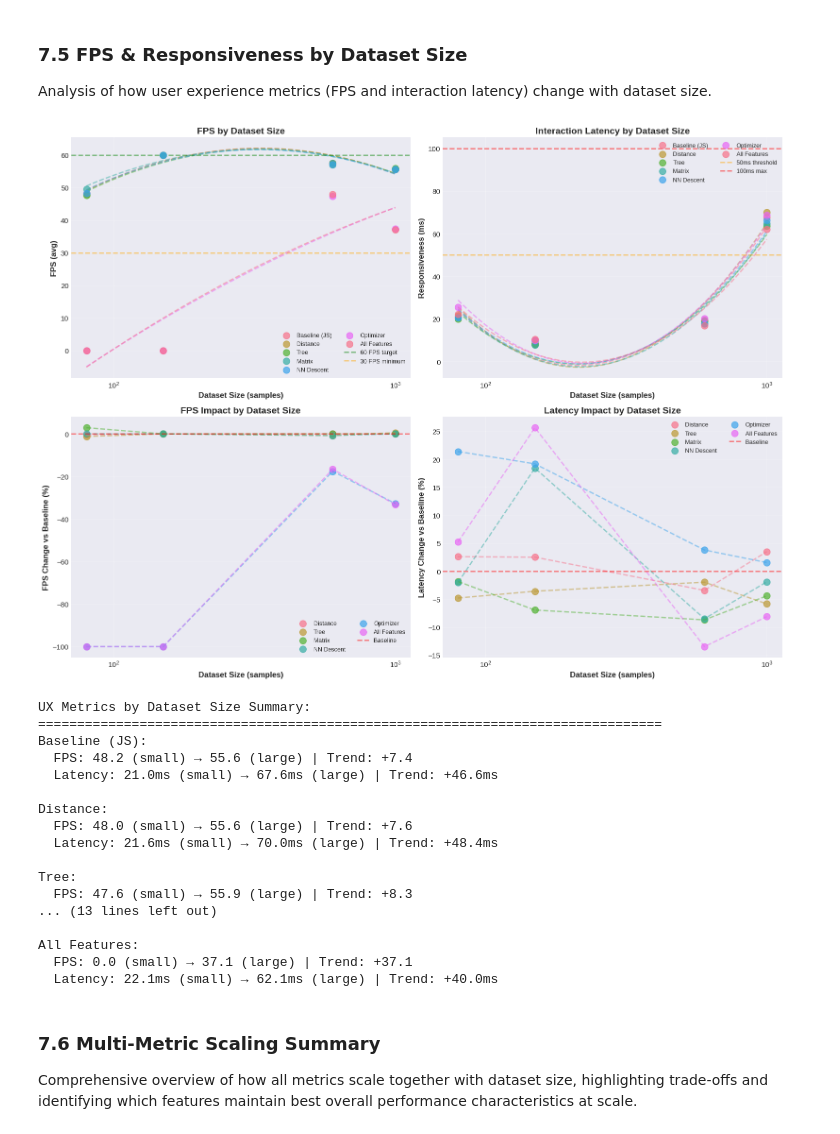
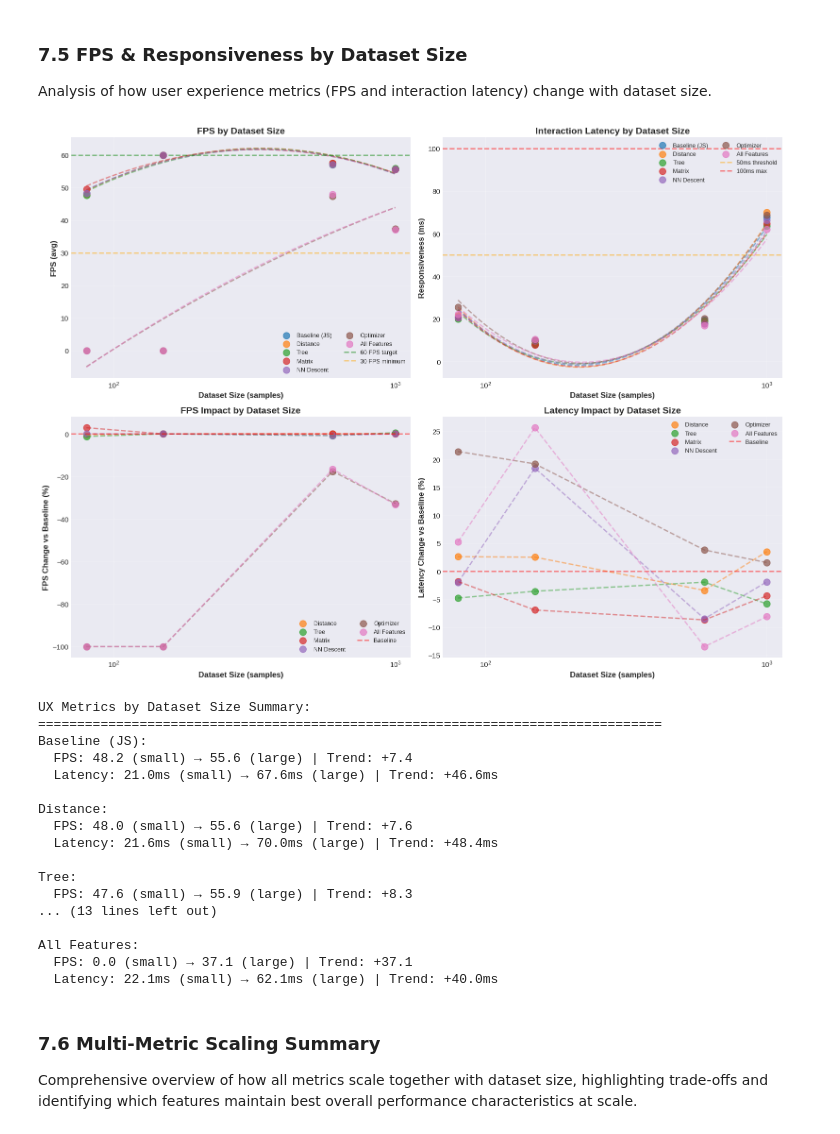
Before and after one commit to elarsaks/umap-bench, a Jupyter notebook: bench/analysis/analysis.ipynb, the cells around one changed output. Saved outputs shown, nothing was run; the diff lists cells and outputs as text; code cells hidden in the pictures.

Commit message:
Fix fps chart.

```diff
--- a/bench/analysis/analysis.ipynb
+++ b/bench/analysis/analysis.ipynb
@@ -2032,6 +2032,17 @@ Analysis of how user experience metrics (FPS and interaction latency) change wit
 # %%
 # FPS and Responsiveness scaling with dataset size
 fig, axes = plt.subplots(2, 2, figsize=(16, 12))
+
+# Define explicit colors for each feature to avoid confusion
+feature_colors_explicit = {
+    'Baseline (JS)': '#1f77b4',  # blue
+    'Distance': '#ff7f0e',        # orange
+    'Tree': '#2ca02c',            # green
+    'Matrix': '#d62728',          # red
+    'NN Descent': '#9467bd',      # purple
+    'Optimizer': '#8c564b',       # brown
+    'All Features': '#e377c2'    # pink - distinct from baseline blue
+}
 
 # Plot 1: FPS by size
 if 'fps_avg' in df_analysis:
@@ -2044,7 +2055,8 @@ if 'fps_avg' in df_analysis:
         sizes = size_fps.index.values
         fps = size_fps.values
 
-        axes[0, 0].scatter(sizes, fps, s=100, label=feature, alpha=0.7, zorder=3)
+        color = feature_colors_explicit.get(feature, None)
+        axes[0, 0].scatter(sizes, fps, s=100, label=feature, alpha=0.7, zorder=3, color=color)
 
         if len(sizes) >= 3:
             try:
@@ -2057,11 +2069,11 @@ if 'fps_avg' in df_analysis:
                 sizes_smooth = 10 ** log_sizes_smooth
                 fps_smooth = poly_func(log_sizes_smooth)
 
-                axes[0, 0].plot(sizes_smooth, fps_smooth, '--', linewidth=2, alpha=0.5)
+                axes[0, 0].plot(sizes_smooth, fps_smooth, '--', linewidth=2, alpha=0.5, color=color)
             except:
-                axes[0, 0].plot(sizes, fps, '--', linewidth=2, alpha=0.5)
+                axes[0, 0].plot(sizes, fps, '--', linewidth=2, alpha=0.5, color=color)
         else:
-            axes[0, 0].plot(sizes, fps, '--', linewidth=2, alpha=0.5)
+            axes[0, 0].plot(sizes, fps, '--', linewidth=2, alpha=0.5, color=color)
 
     axes[0, 0].axhline(y=60, color='green', linestyle='--', linewidth=2, alpha=0.5, label='60 FPS target')
     axes[0, 0].axhline(y=30, color='orange', linestyle='--', linewidth=2, alpha=0.5, label='30 FPS minimum')
@@ -2086,7 +2098,8 @@ if 'responsiveness_ms' in df_analysis:
         sizes = size_resp.index.values
         resp = size_resp.values
 
-        axes[0, 1].scatter(sizes, resp, s=100, label=feature, alpha=0.7, zorder=3)
+        color = feature_colors_explicit.get(feature, None)
+        axes[0, 1].scatter(sizes, resp, s=100, label=feature, alpha=0.7, zorder=3, color=color)
 
         if len(sizes) >= 3:
             try:
@@ -2099,11 +2112,11 @@ if 'responsiveness_ms' in df_analysis:
                 sizes_smooth = 10 ** log_sizes_smooth
                 resp_smooth = poly_func(log_sizes_smooth)
 
-                axes[0, 1].plot(sizes_smooth, resp_smooth, '--', linewidth=2, alpha=0.5)
+                axes[0, 1].plot(sizes_smooth, resp_smooth, '--', linewidth=2, alpha=0.5, color=color)
             except:
-                axes[0, 1].plot(sizes, resp, '--', linewidth=2, alpha=0.5)
+                axes[0, 1].plot(sizes, resp, '--', linewidth=2, alpha=0.5, color=color)
         else:
-            axes[0, 1].plot(sizes, resp, '--', linewidth=2, alpha=0.5)
+            axes[0, 1].plot(sizes, resp, '--', linewidth=2, alpha=0.5, color=color)
 
     axes[0, 1].axhline(y=50, color='orange', linestyle='--', linewidth=2, alpha=0.5, label='50ms threshold')
     axes[0, 1].axhline(y=100, color='red', linestyle='--', linewidth=2, alpha=0.5, label='100ms max')
@@ -2136,9 +2149,10 @@ if 'fps_avg' in df_analysis:
 
         fps_delta_pct = ((feature_fps.loc[common_sizes] - baseline_fps.loc[common_sizes]) / baseline_fps.loc[common_sizes]) * 100
 
-        axes[1, 0].scatter(common_sizes, fps_delta_pct, s=100, label=feature, alpha=0.7)
+        color = feature_colors_explicit.get(feature, None)
+        axes[1, 0].scatter(common_sizes, fps_delta_pct, s=100, label=feature, alpha=0.7, color=color)
         if len(common_sizes) >= 2:
-            axes[1, 0].plot(common_sizes, fps_delta_pct, '--', linewidth=2, alpha=0.5)
+            axes[1, 0].plot(common_sizes, fps_delta_pct, '--', linewidth=2, alpha=0.5, color=color)
 
     axes[1, 0].axhline(y=0, color='red', linestyle='--', linewidth=2, alpha=0.5, label='Baseline')
     axes[1, 0].set_xlabel('Dataset Size (samples)', fontsize=12, fontweight='bold')
@@ -2169,9 +2183,10 @@ if 'responsiveness_ms' in df_analysis:
 
         resp_delta_pct = ((feature_resp.loc[common_sizes] - baseline_resp.loc[common_sizes]) / baseline_resp.loc[common_sizes]) * 100
 
-        axes[1, 1].scatter(common_sizes, resp_delta_pct, s=100, label=feature, alpha=0.7)
+        color = feature_colors_explicit.get(feature, None)
+        axes[1, 1].scatter(common_sizes, resp_delta_pct, s=100, label=feature, alpha=0.7, color=color)
         if len(common_sizes) >= 2:
-            axes[1, 1].plot(common_sizes, resp_delta_pct, '--', linewidth=2, alpha=0.5)
+            axes[1, 1].plot(common_sizes, resp_delta_pct, '--', linewidth=2, alpha=0.5, color=color)
 
     axes[1, 1].axhline(y=0, color='red', linestyle='--', linewidth=2, alpha=0.5, label='Baseline')
     axes[1, 1].set_xlabel('Dataset Size (samples)', fontsize=12, fontweight='bold')
@@ -2184,34 +2199,34 @@ else:
     axes[1, 1].axis('off')
 
 plt.tight_layout()
 plt.savefig('../outputs/figures/fps_responsiveness_scaling_by_size.png', bbox_inches='tight', dpi=200)
 plt.show()
 
 # Summary statistics
 print("\nUX Metrics by Dataset Size Summary:")
 print("="*80)
 
 if 'fps_avg' in df_analysis and 'responsiveness_ms' in df_analysis:
     for feature in feature_order:
         feature_data = df_analysis[df_analysis['feature_name'] == feature]
         if len(feature_data) == 0:
             continue
 
         size_fps = feature_data.groupby('dataset_size')['fps_avg'].median().sort_index()
         size_resp = feature_data.groupby('dataset_size')['responsiveness_ms'].median().sort_index()
 
         if len(size_fps) >= 2 and len(size_resp) >= 2:
             fps_trend = size_fps.iloc[-1] - size_fps.iloc[0]
             resp_trend = size_resp.iloc[-1] - size_resp.iloc[0]
 
             print(f"{feature}:")
             print(f"  FPS: {size_fps.iloc[0]:.1f} (small) → {size_fps.iloc[-1]:.1f} (large) | Trend: {fps_trend:+.1f}")
             print(f"  Latency: {size_resp.iloc[0]:.1f}ms (small) → {size_resp.iloc[-1]:.1f}ms (large) | Trend: {resp_trend:+.1f}ms")
             print()
 else:
     print("UX metrics data not completely available.")
 # %% [output]
-[figure, old version]
+[figure, new version]
 UX Metrics by Dataset Size Summary:
 ================================================================================
 Baseline (JS):
```
Also changed, not shown: 1 other file.
